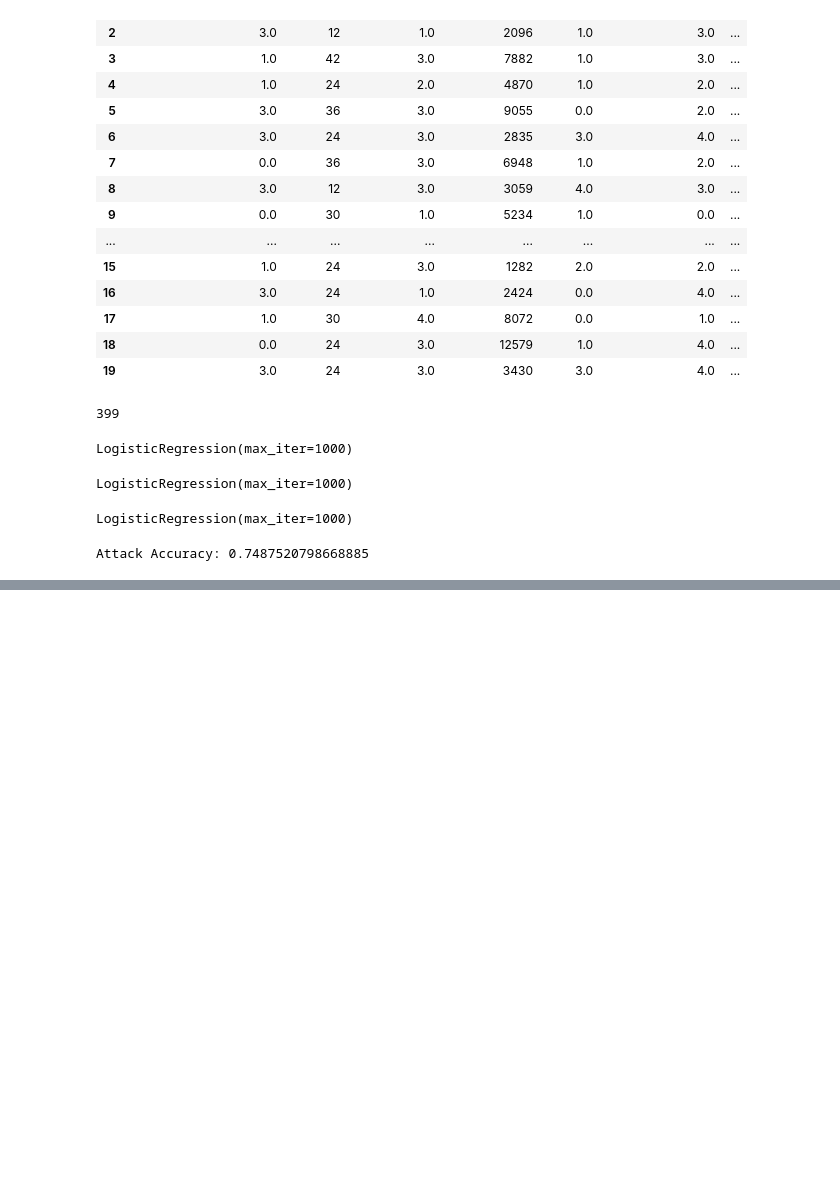
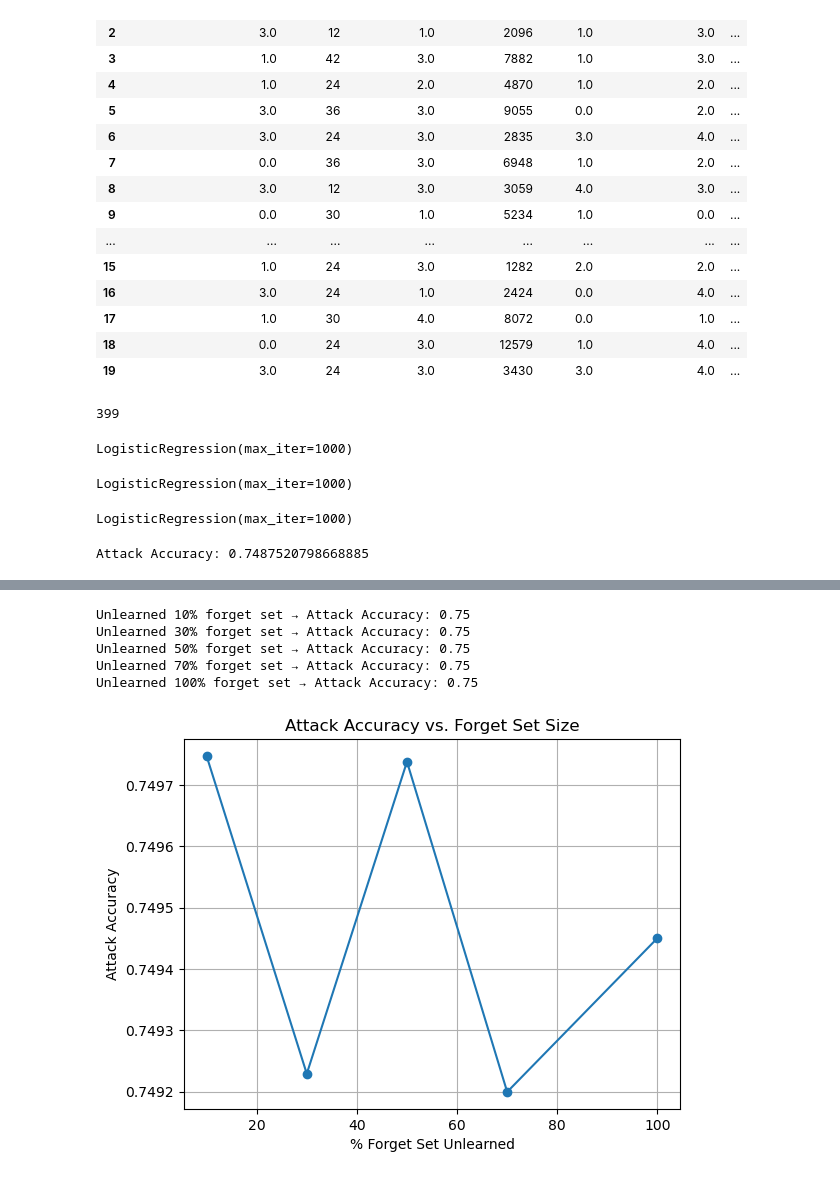
Before and after one commit to trishaN104/MLUnlearning_MIA, a Jupyter notebook: MIA_1.ipynb, the cells around one changed output, grey strips where cells are left out. Saved outputs shown, nothing was run; the diff lists cells and outputs as text; code cells hidden in the pictures; blank space fills up the shorter version.

```diff
--- a/MIA_1.ipynb
+++ b/MIA_1.ipynb
@@ -220,3 +218,7 @@ shadow_scaler = StandardScaler()
+# %%
+shadow_1_scaler = StandardScaler()
+shadow_2_scaler=StandardScaler()
+shadow_3_scaler = StandardScaler()
 # %%
 shadow_1_data = shadow_data.iloc[:int(shadow_len/3)]
 shadow_2_data = shadow_data.iloc[133:int((shadow_len/3)*2)]
@@ -234,16 +236,16 @@ X1_train, X1_test, y1_train, y1_test = train_test_split(X1, y1, test_size=0.2, s
 X2_train, X2_test, y2_train, y2_test = train_test_split(X2, y2, test_size=0.2, stratify=y2, random_state=42)
 X3_train, X3_test, y3_train, y3_test = train_test_split(X3, y3, test_size=0.2, stratify=y3, random_state=42)
 
-X1_train = shadow_scaler.fit_transform(X1_train)
-X1_test = shadow_scaler.transform(X1_test)
+X1_train = shadow_1_scaler.fit_transform(X1_train)
+X1_test = shadow_1_scaler.transform(X1_test)
 
 
-X2_train = shadow_scaler.fit_transform(X2_train)
-X2_test = shadow_scaler.transform(X2_test)
+X2_train = shadow_2_scaler.fit_transform(X2_train)
+X2_test = shadow_2_scaler.transform(X2_test)
 
 
-X3_train = shadow_scaler.fit_transform(X3_train)
-X3_test = shadow_scaler.transform(X3_test)
+X3_train = shadow_3_scaler.fit_transform(X3_train)
+X3_test = shadow_3_scaler.transform(X3_test)
 
 
 shadow_model_1 = LogisticRegression(max_iter=1000)
@@ -378,0 +473,53 @@ Attack Accuracy: 0.7494505494505495
+# %%
+
+fractions = [0.1, 0.3, 0.5, 0.7, 1.0]
+attack_accuracies = []
+for frac in fractions:
+    # Sample `frac` percent of the forget set
+    partial_forget_set = forget_set.sample(frac=frac, random_state=42)
+    partial_keep_set = german_data.drop(partial_forget_set.index)
+
+    # Train unlearned model on the remaining data
+    X_partial = partial_keep_set.drop('Target', axis=1)
+    Y_partial = partial_keep_set['Target']
+
+    X_train_p, X_test_p, Y_train_p, Y_test_p = train_test_split(X_partial, Y_partial, random_state=42)
+    X_train_p = scaler.fit_transform(X_train_p)
+    X_test_p = scaler.transform(X_test_p)
+
+    unlearned_model = LogisticRegression(max_iter=1000)
+    unlearned_model.fit(X_train_p, Y_train_p)
+
+    # Run MIA on unlearned model
+    pred_train = unlearned_model.predict_proba(X_train_p)
+    pred_test = unlearned_model.predict_proba(X_test_p)
+
+    conf_train = np.max(pred_train, axis=1)
+    conf_test = np.max(pred_test, axis=1)
+
+    df_train = pd.DataFrame({'Confidence': conf_train, 'True_label': Y_train_p.values, 'Member': 1})
+    df_test = pd.DataFrame({'Confidence': conf_test, 'True_label': Y_test_p.values, 'Member': 0})
+
+    attack_input = pd.concat([df_train, df_test], ignore_index=True)
+    X_attack = attack_input.drop('Member', axis=1)
+    Y_attack = attack_input['Member']
+
+    pred_membership = attack.predict(X_attack)
+    acc = accuracy_score(Y_attack, pred_membership)
+    attack_accuracies.append(acc)
+    print(f"Unlearned {int(frac * 100)}% forget set → Attack Accuracy: {acc:.2f}")
+
+# Plot it
+plt.plot([int(f*100) for f in fractions], attack_accuracies, marker='o')
+plt.xlabel("% Forget Set Unlearned")
+plt.ylabel("Attack Accuracy")
+plt.title("Attack Accuracy vs. Forget Set Size")
+plt.grid(True)
+plt.show()
+# %% [output]
+Unlearned 10% forget set → Attack Accuracy: 0.75
+Unlearned 30% forget set → Attack Accuracy: 0.75
+Unlearned 50% forget set → Attack Accuracy: 0.75
+Unlearned 70% forget set → Attack Accuracy: 0.75
+Unlearned 100% forget set → Attack Accuracy: 0.75
+[figure, added]
```
Also changed, not shown: parts of 8 cells of this notebook.
